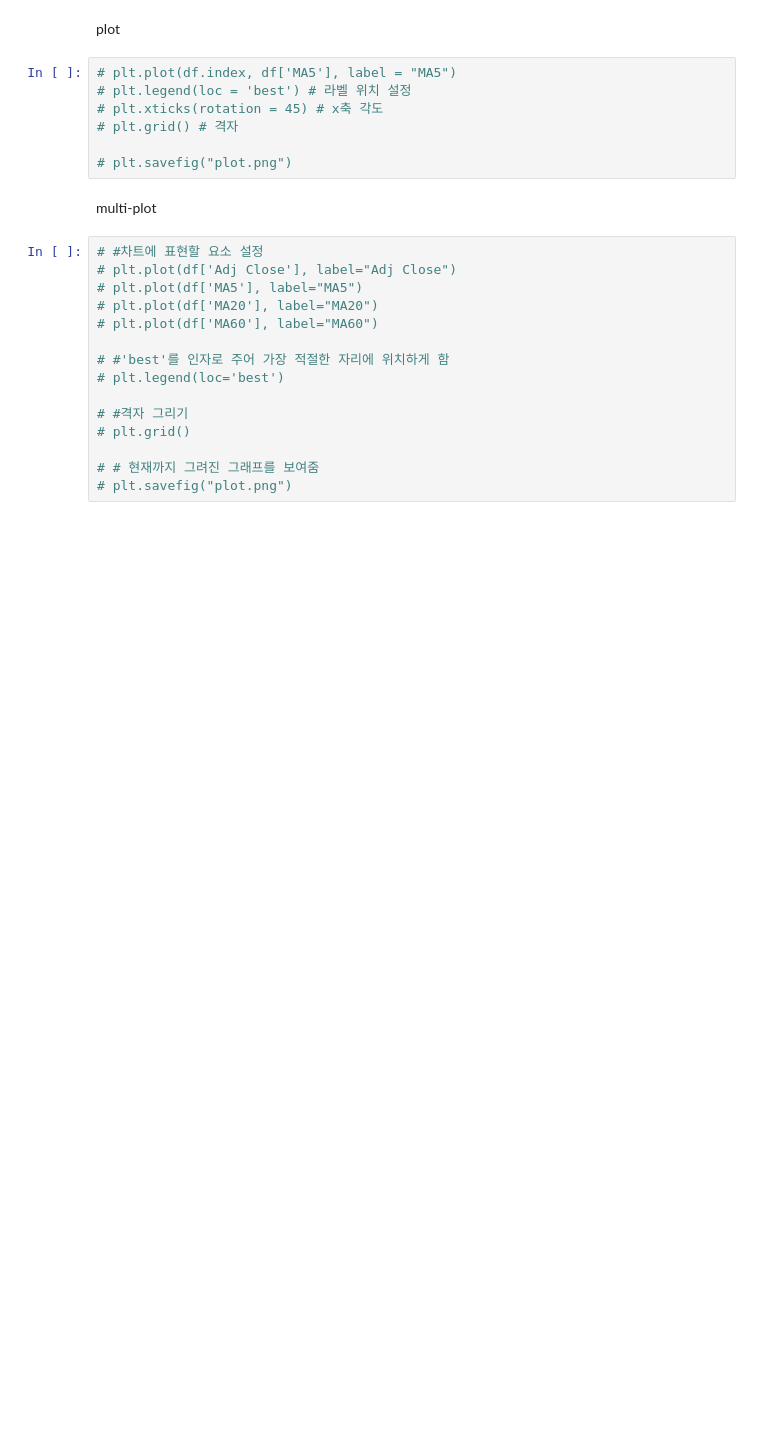
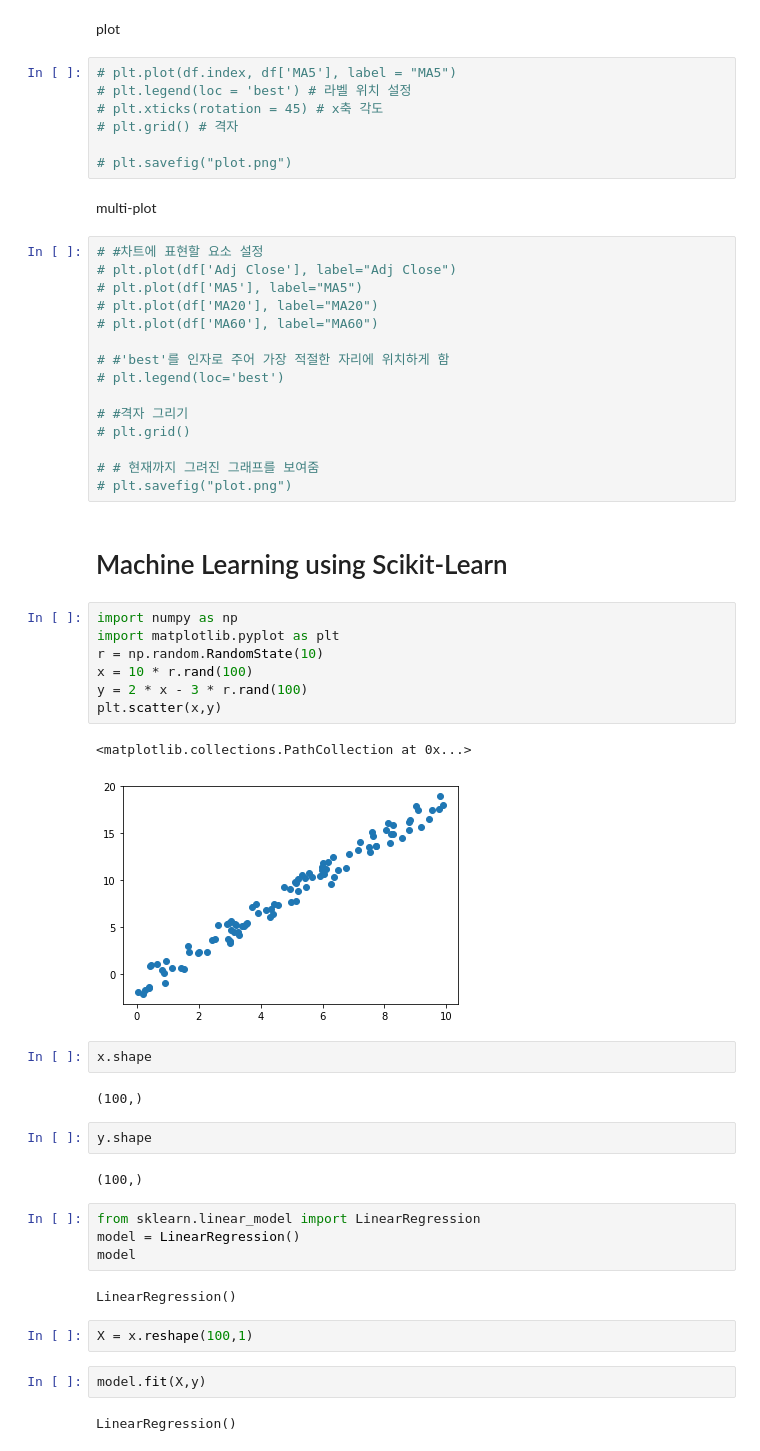
Before and after one commit to hwan141592/WILT, a Jupyter notebook: NIPA_Elice_AI.ipynb, the cells around one changed output. Cells and saved outputs as stored; diff of their text form; blank space fills up the shorter version.

```diff
--- a/NIPA_Elice_AI.ipynb
+++ b/NIPA_Elice_AI.ipynb
@@ -37,3 +37,35 @@ multi-plot
 
 # # 현재까지 그려진 그래프를 보여줌
 # plt.savefig("plot.png")
+# %% [markdown]
+# Machine Learning using Scikit-Learn
+# %%
+import numpy as np
+import matplotlib.pyplot as plt
+r = np.random.RandomState(10)
+x = 10 * r.rand(100)
+y = 2 * x - 3 * r.rand(100)
+plt.scatter(x,y)
+# %% [output]
+<matplotlib.collections.PathCollection at 0x...>
+[figure, added]
+# %%
+x.shape
+# %% [output]
+(100,)
+# %%
+y.shape
+# %% [output]
+(100,)
+# %%
+from sklearn.linear_model import LinearRegression
+model = LinearRegression()
+model
+# %% [output]
+LinearRegression()
+# %%
+X = x.reshape(100,1)
+# %%
+model.fit(X,y)
+# %% [output]
+LinearRegression()
```
Also changed, not shown: parts of 49 cells of this notebook, 1 other file.
